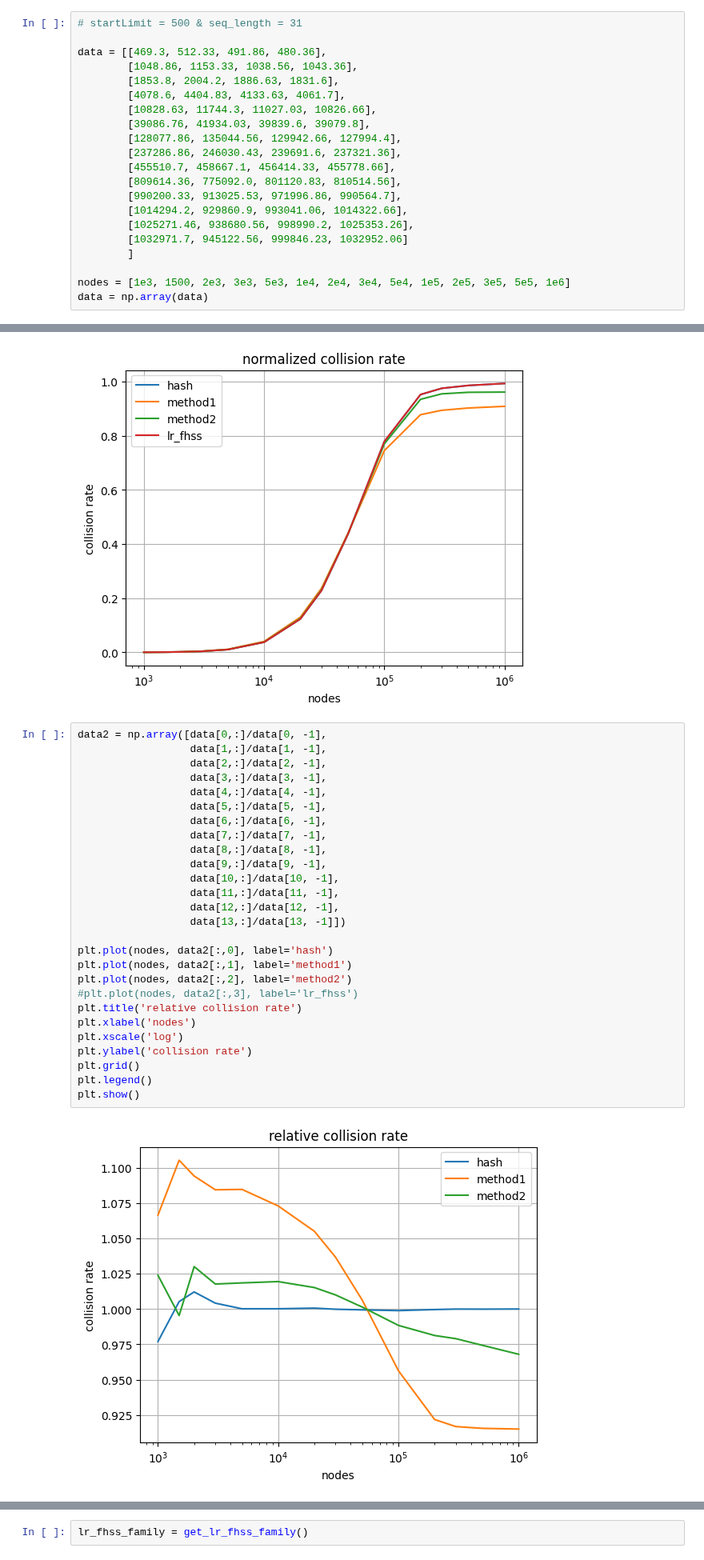
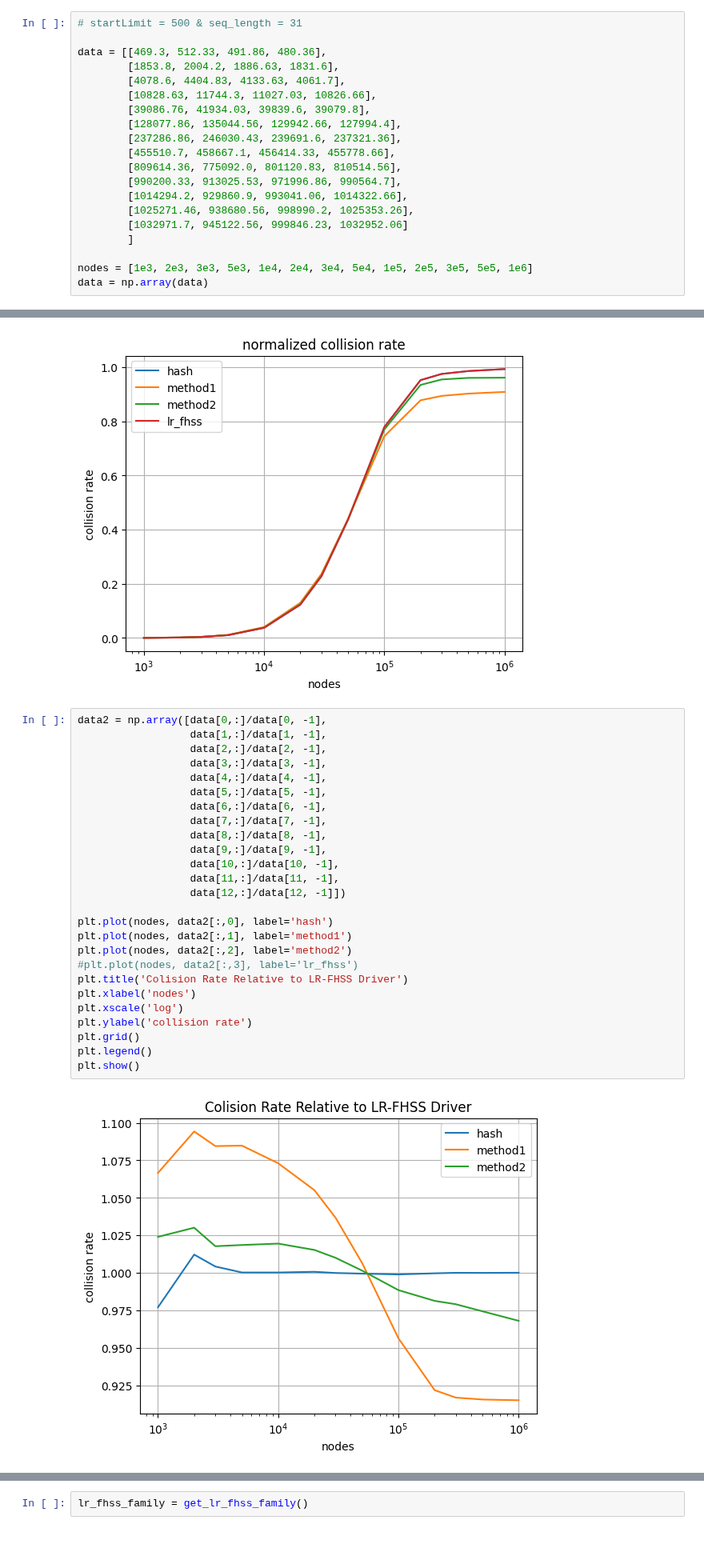
Before and after one commit to diegomm6/lr-fhss_seq-families, a Jupyter notebook: test.ipynb, the cells around one changed output, grey strips where cells are left out. Shown at 80% size. Saved outputs shown, nothing was run; the diff lists cells and outputs as text.

```diff
--- a/testgalois.ipynb
+++ b/test.ipynb
@@ -494,7 +478,6 @@ method2_transmissions = transmissions_simulation(n, method2_fam, False)
 # startLimit = 500 & seq_length = 31
 
 data = [[469.3, 512.33, 491.86, 480.36],
-        [1048.86, 1153.33, 1038.56, 1043.36],
         [1853.8, 2004.2, 1886.63, 1831.6],
         [4078.6, 4404.83, 4133.63, 4061.7],
         [10828.63, 11744.3, 11027.03, 10826.66],
@@ -509,7 +492,7 @@ data = [[469.3, 512.33, 491.86, 480.36],
         [1032971.7, 945122.56, 999846.23, 1032952.06]
         ]
 
-nodes = [1e3, 1500, 2e3, 3e3, 5e3, 1e4, 2e4, 3e4, 5e4, 1e5, 2e5, 3e5, 5e5, 1e6]
+nodes = [1e3, 2e3, 3e3, 5e3, 1e4, 2e4, 3e4, 5e4, 1e5, 2e5, 3e5, 5e5, 1e6]
 data = np.array(data)
 # %%
 plt.plot(nodes, data[:,0]/totalSlots, label='hash')
@@ -533,32 +516,31 @@ plt.show()
 # %%
 data2 = np.array([data[0,:]/data[0, -1],
                   data[1,:]/data[1, -1],
                   data[2,:]/data[2, -1],
                   data[3,:]/data[3, -1],
                   data[4,:]/data[4, -1],
                   data[5,:]/data[5, -1],
                   data[6,:]/data[6, -1],
                   data[7,:]/data[7, -1],
                   data[8,:]/data[8, -1],
                   data[9,:]/data[9, -1],
                   data[10,:]/data[10, -1],
                   data[11,:]/data[11, -1],
-                  data[12,:]/data[12, -1],
-                  data[13,:]/data[13, -1]])
+                  data[12,:]/data[12, -1]])
 
 plt.plot(nodes, data2[:,0], label='hash')
 plt.plot(nodes, data2[:,1], label='method1')
 plt.plot(nodes, data2[:,2], label='method2')
 #plt.plot(nodes, data2[:,3], label='lr_fhss')
-plt.title('relative collision rate')
+plt.title('Colision Rate Relative to LR-FHSS Driver')
 plt.xlabel('nodes')
 plt.xscale('log')
 plt.ylabel('collision rate')
 plt.grid()
 plt.legend()
 plt.show()
 # %% [output]
-[figure, old version]
+[figure, new version]
 # %% [markdown]
 # real lrfhss sequences
 # %%
```
Also changed, not shown: parts of 10 cells of this notebook, 9 other files.
